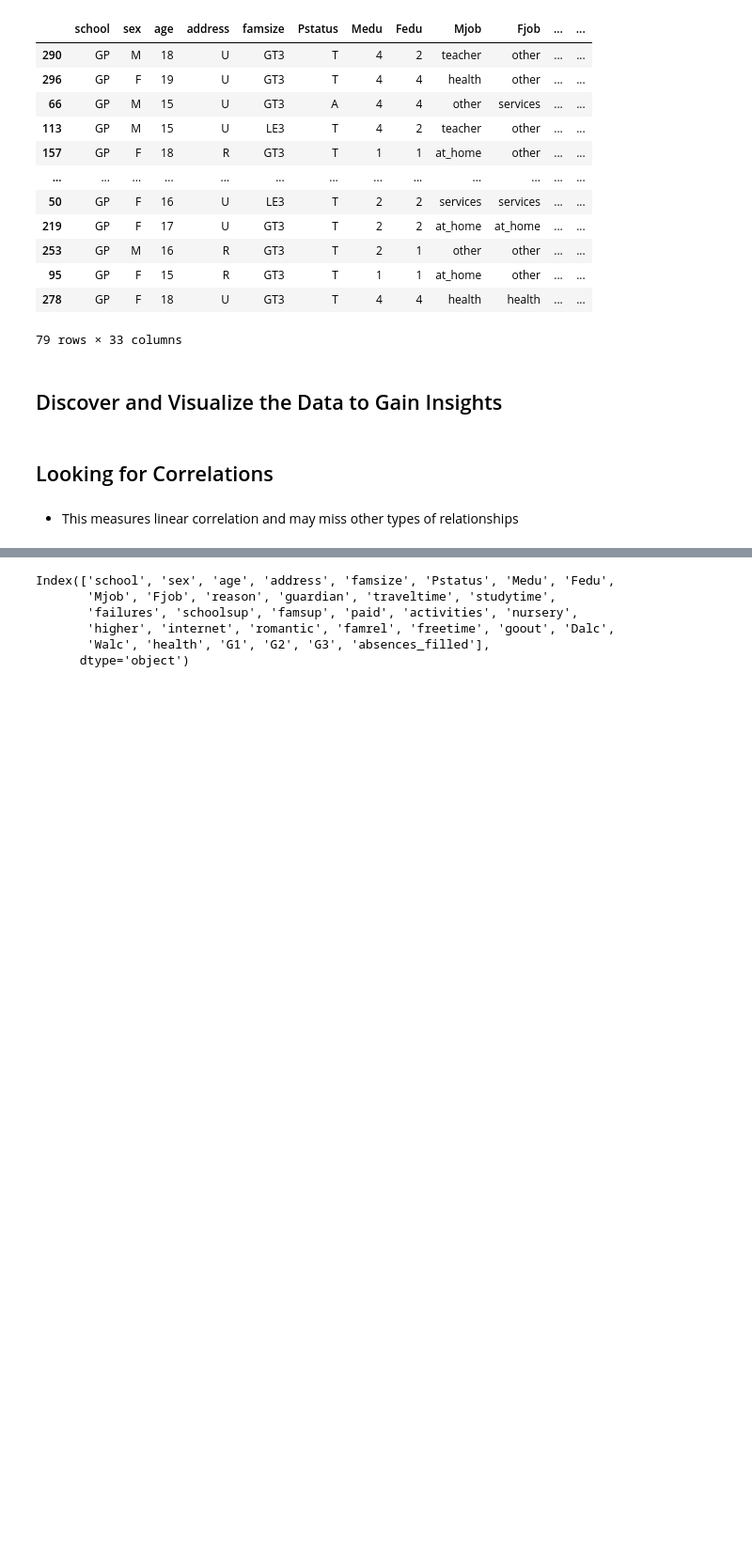
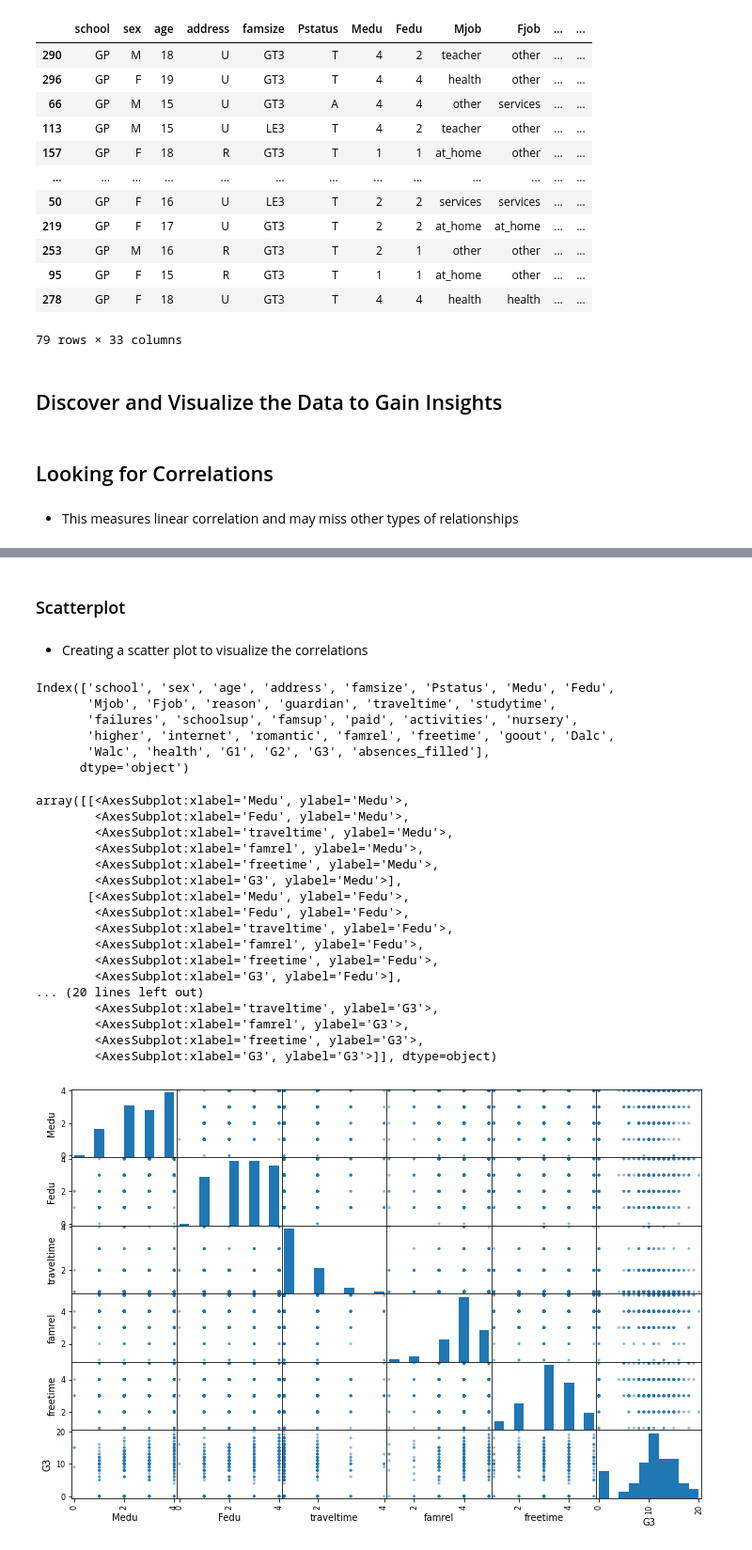
Before and after one commit to ryoiwata/handson-ml, a Jupyter notebook: notebooks/chapter_2_end_to_end_machine_learning_project.ipynb, the cells around one changed output, grey strips where cells are left out. Shown: that part at 94% size. Saved outputs shown, nothing was run; the diff lists cells and outputs as text; code cells hidden in the pictures; blank space fills up the shorter version.

```diff
--- a/notebooks/chapter_2_end_to_end_machine_learning_project.ipynb
+++ b/notebooks/chapter_2_end_to_end_machine_learning_project.ipynb
@@ -417,3 +399,7 @@ Name: G1, dtype: float64
+# %% [markdown]
+### Scatterplot
+# %% [markdown]
+- Creating a scatter plot to visualize the correlations
 # %%
 from pandas.plotting import scatter_matrix
 # %%
@@ -426,4 +412,25 @@ Index(['school', 'sex', 'age', 'address', 'famsize', 'Pstatus', 'Medu', 'Fedu',
        'Walc', 'health', 'G1', 'G2', 'G3', 'absences_filled'],
       dtype='object')
 # %%
-attributes = ['Medu', 'Fedu', 'traveltime', 'famrel', 'freetime']
+home_life = ['Medu', 'Fedu', 'traveltime', 'famrel', 'freetime', 'G3']
+# %%
+scatter_matrix(training_df[home_life], figsize=(12,8))
+# %% [output]
+array([[<AxesSubplot:xlabel='Medu', ylabel='Medu'>,
+        <AxesSubplot:xlabel='Fedu', ylabel='Medu'>,
+        <AxesSubplot:xlabel='traveltime', ylabel='Medu'>,
+        <AxesSubplot:xlabel='famrel', ylabel='Medu'>,
+        <AxesSubplot:xlabel='freetime', ylabel='Medu'>,
+        <AxesSubplot:xlabel='G3', ylabel='Medu'>],
+       [<AxesSubplot:xlabel='Medu', ylabel='Fedu'>,
+        <AxesSubplot:xlabel='Fedu', ylabel='Fedu'>,
+        <AxesSubplot:xlabel='traveltime', ylabel='Fedu'>,
+        <AxesSubplot:xlabel='famrel', ylabel='Fedu'>,
+        <AxesSubplot:xlabel='freetime', ylabel='Fedu'>,
+        <AxesSubplot:xlabel='G3', ylabel='Fedu'>],
+... (20 lines left out)
+        <AxesSubplot:xlabel='traveltime', ylabel='G3'>,
+        <AxesSubplot:xlabel='famrel', ylabel='G3'>,
+        <AxesSubplot:xlabel='freetime', ylabel='G3'>,
+        <AxesSubplot:xlabel='G3', ylabel='G3'>]], dtype=object)
+[figure, added]
```
Also changed, not shown: parts of 19 cells of this notebook.
